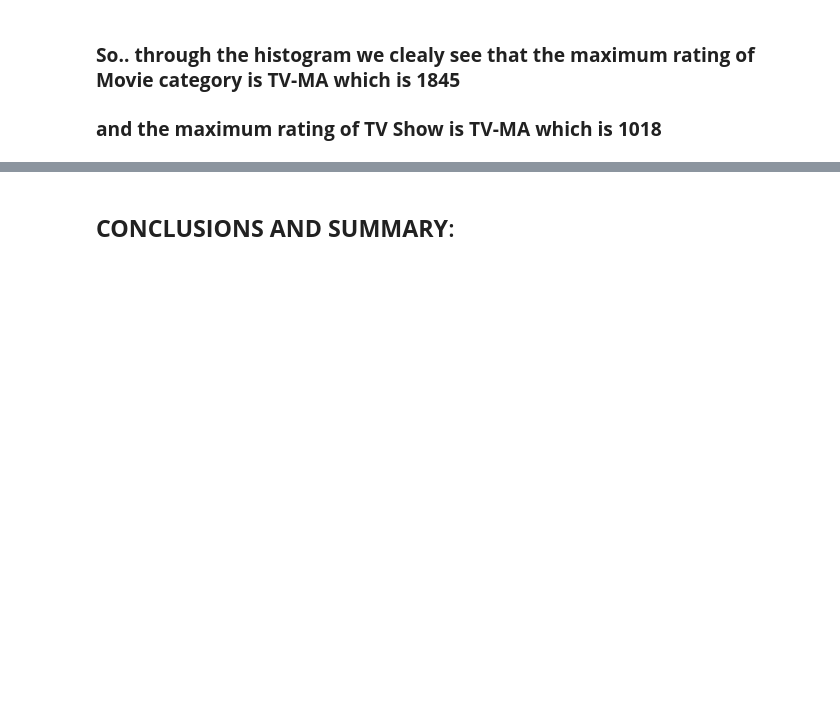
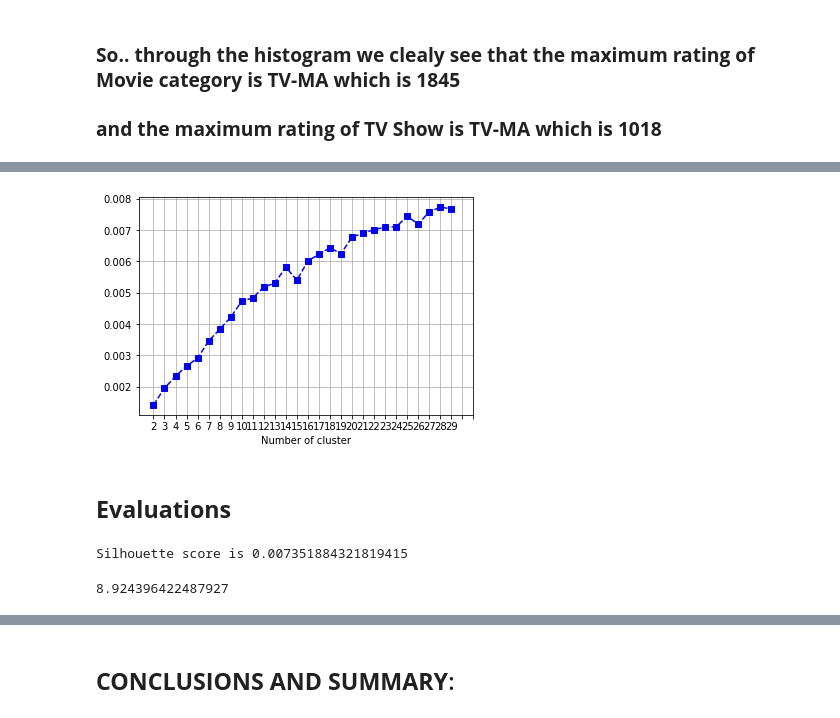
Before and after one commit to spradeepgit/NETFLIX-MOVIES-AND-TV-SHOWS-CLUSTERING, a Jupyter notebook: NETFLIX_MOVIES_AND_TV_SHOWS_CLUSTERING.ipynb, the cells around one changed output, grey strips where cells are left out. Saved outputs shown, nothing was run; the diff lists cells and outputs as text; code cells hidden in the pictures; blank space fills up the shorter version.

```diff
--- a/NETFLIX_MOVIES_AND_TV_SHOWS_CLUSTERING.ipynb
+++ b/NETFLIX_MOVIES_AND_TV_SHOWS_CLUSTERING.ipynb
@@ -504,0 +625,11 @@ xlabel='country'
+# %%
+from sklearn.metrics import silhouette_score
+#sillhoute score of clusters
+sill = []
+for i in range(2,30):
+    model = KMeans(n_clusters=i,init ='k-means++',random_state=51)
+    model.fit(X)
+    y1 = model.predict(X)
+    score = silhouette_score(X,y1)
+    sill.append(score)
+    print('cluster: %d \t Sillhoute: %0.4f'%(i,score))
@@ -504,0 +654,8 @@ xlabel='country'
+# %%
+#Plotting Sillhoute's score
+plt.plot(sill,'bs--')
+plt.xticks(list(range(0,30)),list(range(2,30)))
+plt.grid(),plt.xlabel('Number of cluster')
+plt.show()
+# %% [output]
+[figure, added]
@@ -504,0 +666,15 @@ xlabel='country'
+# %% [markdown]
+## **Evaluations**
+# %%
+#Predict the clusters and evaluate the silhouette score
+
+score = silhouette_score(X, y_predict)
+print("Silhouette score is {}".format(score))
+# %% [output]
+Silhouette score is 0.007351884321819415
+# %%
+#davies_bouldin_score of our clusters
+from sklearn.metrics import davies_bouldin_score
+davies_bouldin_score(X, y_predict)
+# %% [output]
+8.924396422487927
```
Also changed, not shown: parts of 26 cells of this notebook.
